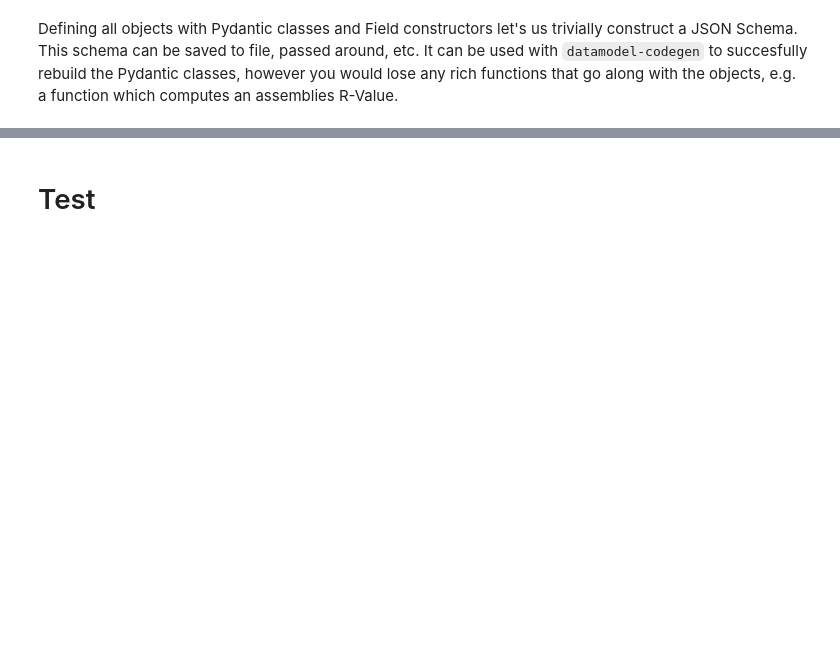
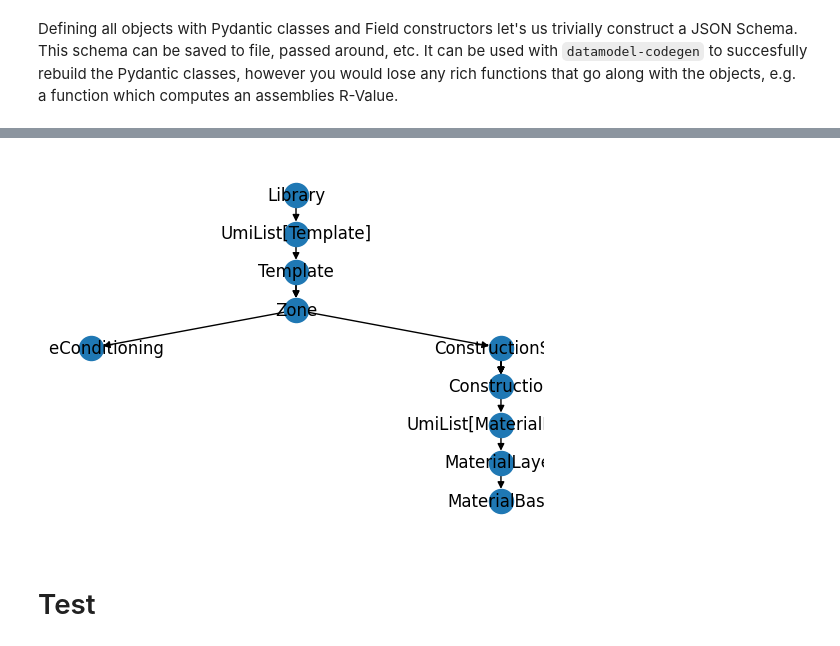
Before and after one commit to samuelduchesne/archetypal, a Jupyter notebook: archetypal/template/schema/demo.ipynb, the cells around one changed output, grey strips where cells are left out. Cells and saved outputs as stored; diff of their text form; code cells hidden in the pictures; blank space fills up the shorter version.

```diff
--- a/archetypal/template/schema/demo.ipynb
+++ b/archetypal/template/schema/demo.ipynb
@@ -41,6 +44,20 @@ print(json.dumps(schema, indent=4))
     "title": "UMI Template Library",
     "type": "object"
 }
+# %%
+g = UmiBase.schema_graph()
+
+
+
+plt.figure()
+nx.draw(
+    g,
+    pos=hierarchy_pos(g),
+    ax=plt.gca(),
+    labels={n: n.__name__ for n in g.nodes}
+)
+# %% [output]
+[figure, added]
 # %% [markdown]
 # Test
 # %% [markdown]
```
Also changed, not shown: parts of 13 cells of this notebook, 6 other files.
